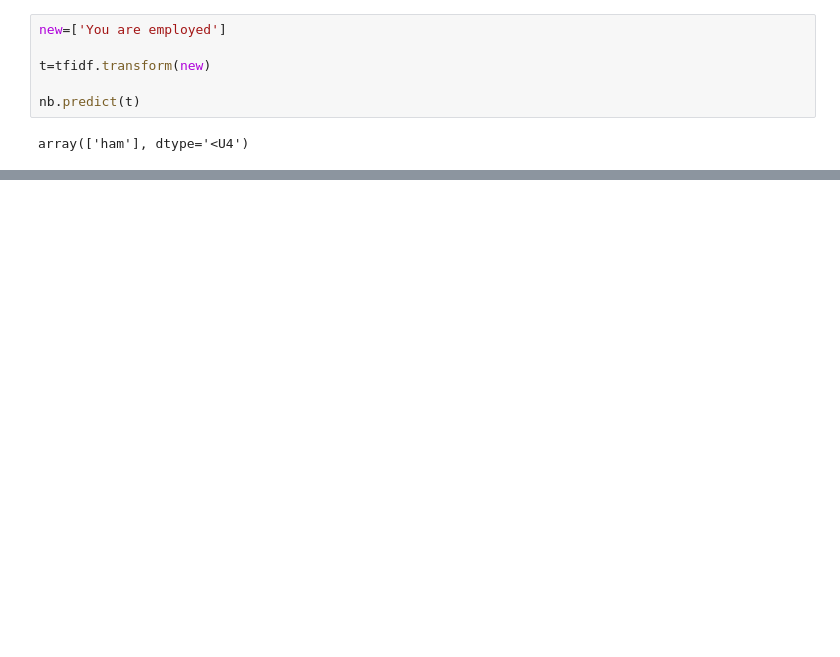
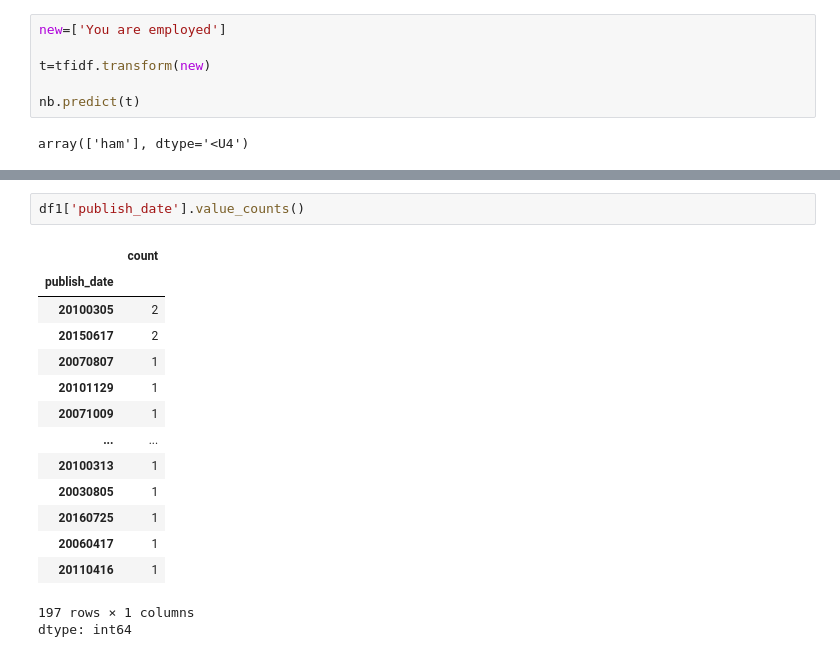
Before and after one commit to Nav-ee-n/nlp-practice, a Jupyter notebook: nlp.ipynb, the cells around one changed output, grey strips where cells are left out. Cells and saved outputs as stored; diff of their text form; blank space fills up the shorter version.

```diff
--- a/nlp.ipynb
+++ b/nlp.ipynb
@@ -599,0 +623,18 @@ array(['ham'], dtype='<U4')
+# %%
+df1['publish_date'].value_counts()
+# %% [output]
+|  | count |
+| publish_date |  |
+| 20100305 | 2 |
+| 20150617 | 2 |
+| 20070807 | 1 |
+| 20101129 | 1 |
+| 20071009 | 1 |
+| ... | ... |
+| 20100313 | 1 |
+| 20030805 | 1 |
+| 20160725 | 1 |
+| 20060417 | 1 |
+| 20110416 | 1 |
+197 rows × 1 columns
+dtype: int64
```
Also changed, not shown: parts of 22 cells of this notebook.
